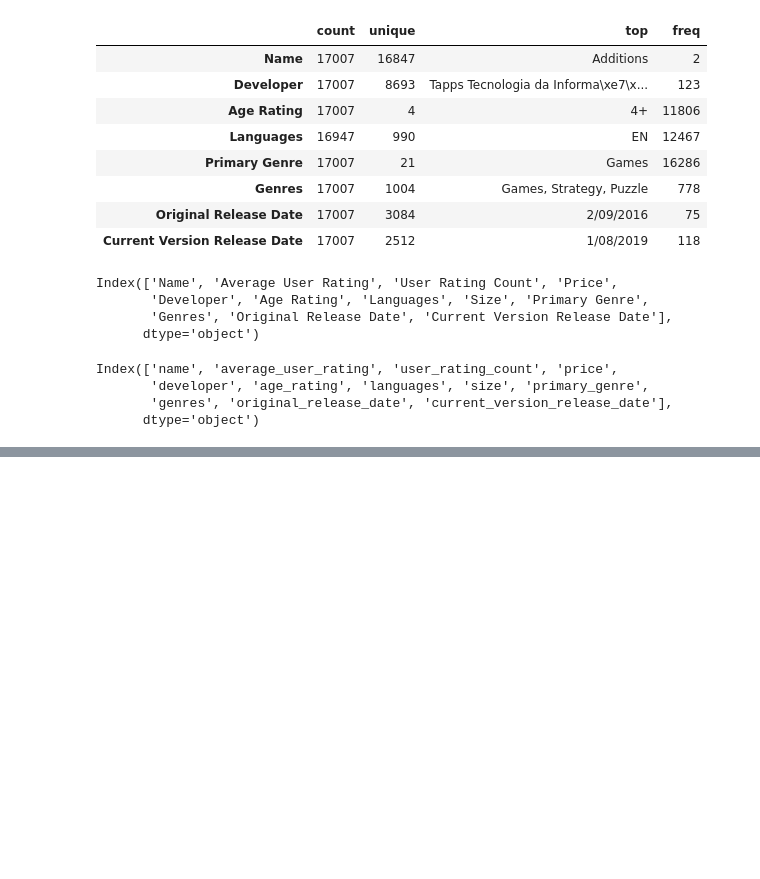
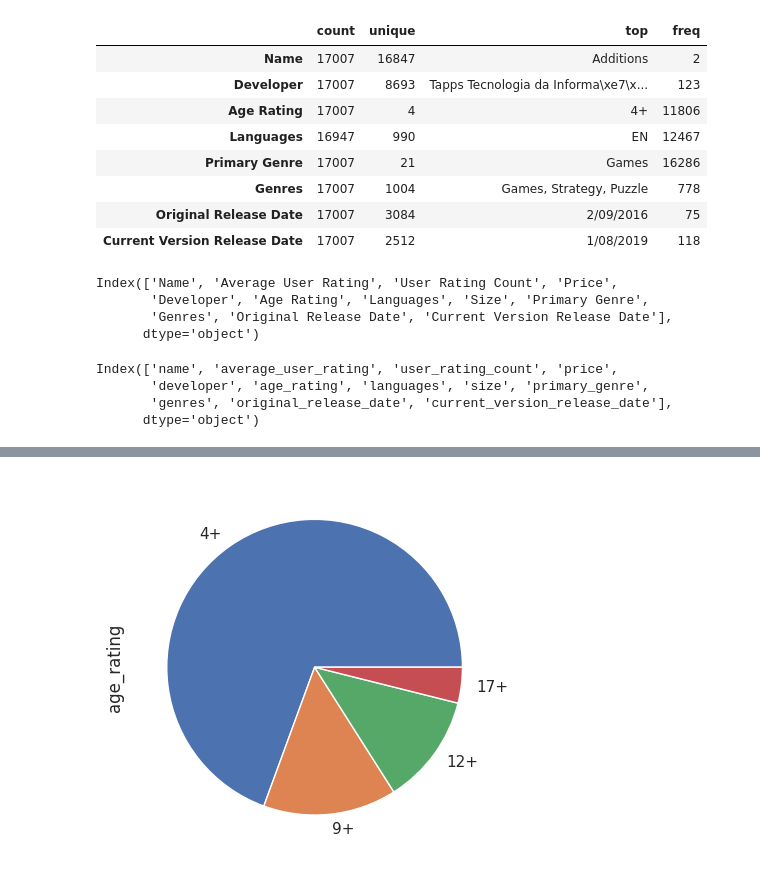
Before and after one commit to BarbaraLipinska24/data-science-bootcamp, a Jupyter notebook: Case_study_Google_App_Store.ipynb, the cells around one changed output, grey strips where cells are left out. Saved outputs shown, nothing was run; the diff lists cells and outputs as text; code cells hidden in the pictures; blank space fills up the shorter version.

```diff
--- a/Case_study_Google_App_Store.ipynb
+++ b/Case_study_Google_App_Store.ipynb
@@ -122,0 +172,4 @@ Index(['name', 'average_user_rating', 'user_rating_count', 'price',
+# %%
+_=df.age_rating.value_counts().plot(kind='pie')
+# %% [output]
+[figure, added]
```
Also changed, not shown: parts of 20 cells of this notebook.
